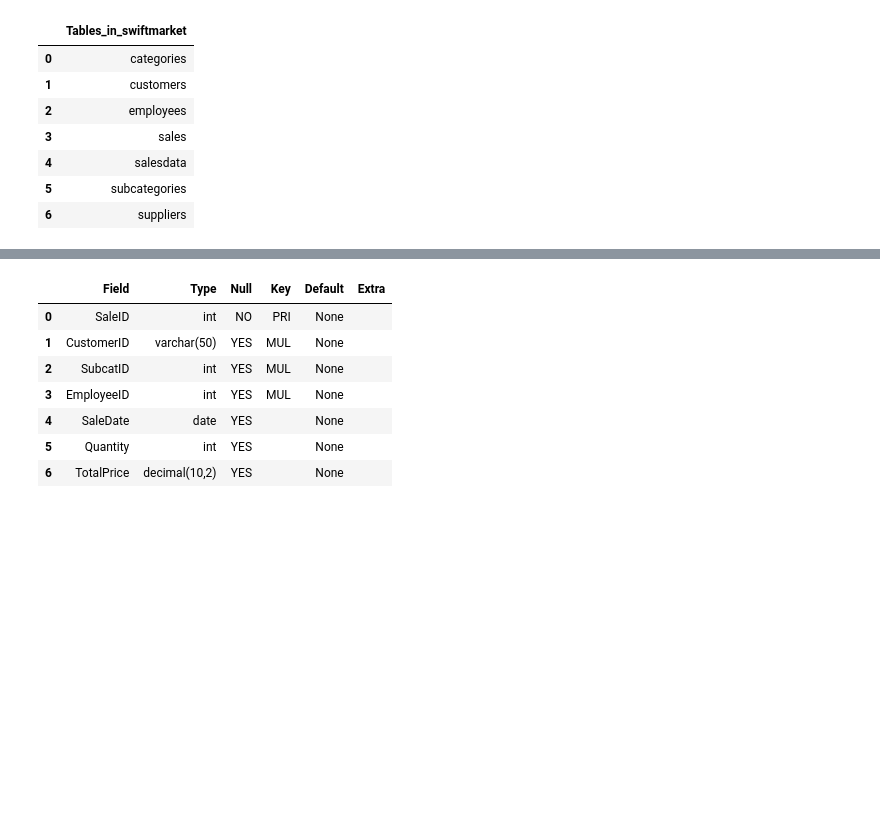
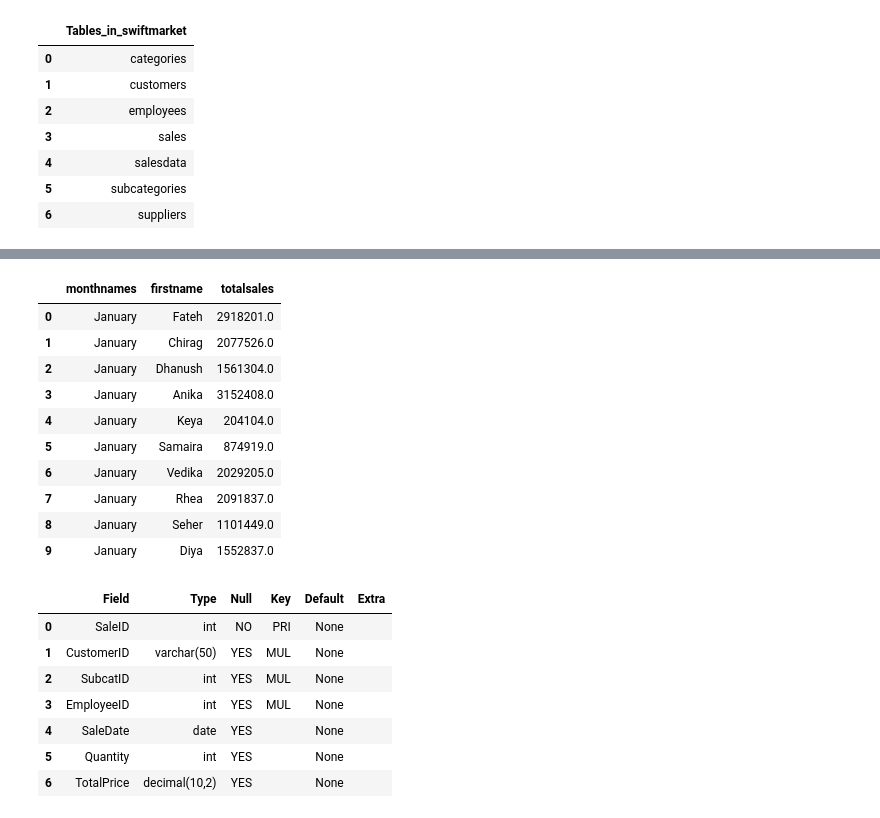
Before and after one commit to Yaashwant99/Ecommerce_analysis, a Jupyter notebook: swiftmarket.ipynb, the cells around one changed output, grey strips where cells are left out. Cells and saved outputs as stored; diff of their text form; code cells hidden in the pictures; blank space fills up the shorter version.

```diff
--- a/swiftmarket.ipynb
+++ b/swiftmarket.ipynb
@@ -127,3 +142,31 @@ read_query(query)
+# %%
+query = """select
+    monthname(s.saledate) as monthnames,
+    e.firstname,
+    sum(s.totalprice) as totalsales
+from salesdata s
+    join employees e
+    on s.employeeid=e.employeeid
+where monthname(saledate)='January'
+group by monthname(s.saledate), e.firstname
+limit 10;"""
+df = read_query(query=query)
+# %%
+df['totalsales']=df['totalsales'].astype(float)
+# %%
+df
+# %% [output]
+|  | monthnames | firstname | totalsales |
+| 0 | January | Fateh | 2918201.0 |
+| 1 | January | Chirag | 2077526.0 |
+| 2 | January | Dhanush | 1561304.0 |
+| 3 | January | Anika | 3152408.0 |
+| 4 | January | Keya | 204104.0 |
+| 5 | January | Samaira | 874919.0 |
+| 6 | January | Vedika | 2029205.0 |
+| 7 | January | Rhea | 2091837.0 |
+| 8 | January | Seher | 1101449.0 |
+| 9 | January | Diya | 1552837.0 |
 # %%
 query = 'describe salesdata;'
 read_query(query)
```
Also changed, not shown: parts of 2 cells of this notebook, 3 other files.
